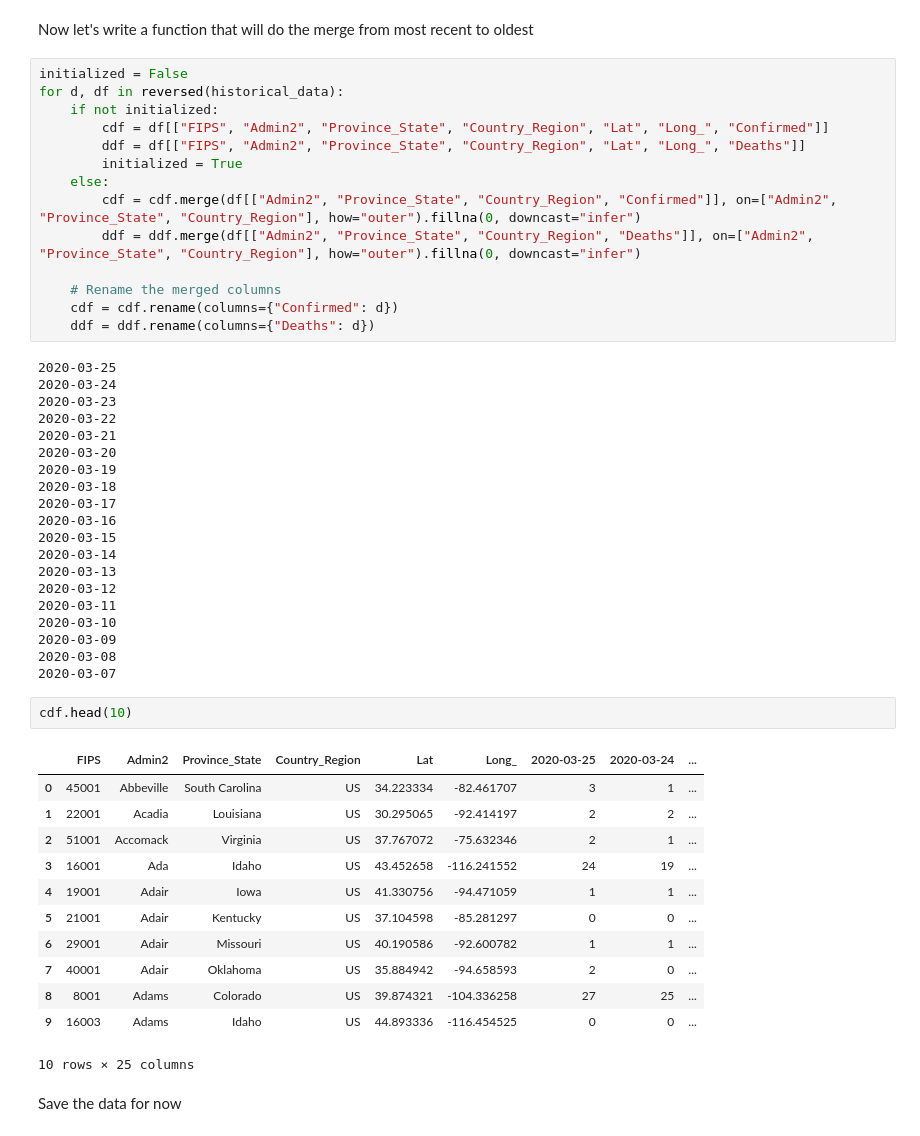
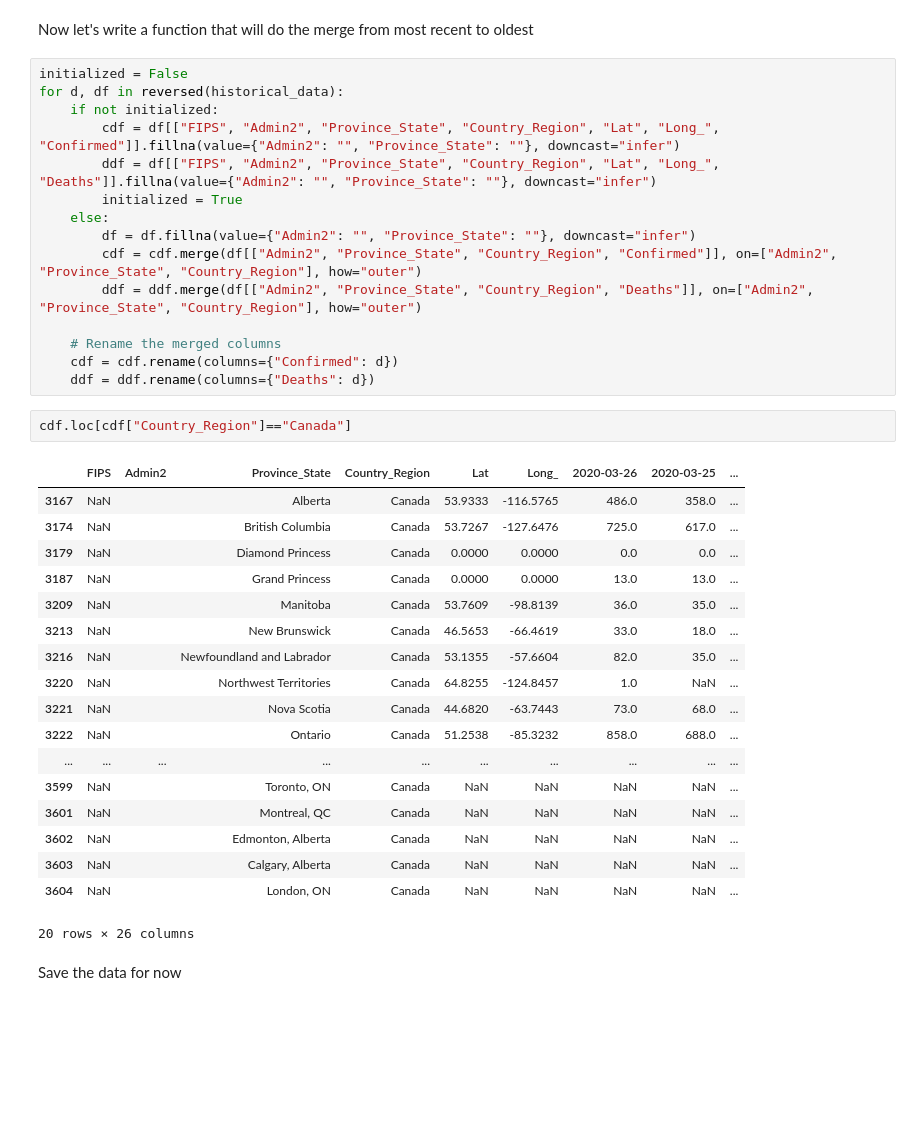
Before and after one commit to jflam/covid19, a Jupyter notebook: 01_data.ipynb, the cells around one changed output. Saved outputs shown, nothing was run; the diff lists cells and outputs as text; blank space fills up the shorter version.

```diff
--- a/01_data.ipynb
+++ b/01_data.ipynb
@@ -346,51 +346,38 @@ Now let's write a function that will do the merge from most recent to oldest
 initialized = False
 for d, df in reversed(historical_data):
     if not initialized:
-        cdf = df[["FIPS", "Admin2", "Province_State", "Country_Region", "Lat", "Long_", "Confirmed"]]
-        ddf = df[["FIPS", "Admin2", "Province_State", "Country_Region", "Lat", "Long_", "Deaths"]]
+        cdf = df[["FIPS", "Admin2", "Province_State", "Country_Region", "Lat", "Long_", "Confirmed"]].fillna(value={"Admin2": "", "Province_State": ""}, downcast="infer")
+        ddf = df[["FIPS", "Admin2", "Province_State", "Country_Region", "Lat", "Long_", "Deaths"]].fillna(value={"Admin2": "", "Province_State": ""}, downcast="infer")
         initialized = True
     else:
-        cdf = cdf.merge(df[["Admin2", "Province_State", "Country_Region", "Confirmed"]], on=["Admin2", "Province_State", "Country_Region"], how="outer").fillna(0, downcast="infer")
-        ddf = ddf.merge(df[["Admin2", "Province_State", "Country_Region", "Deaths"]], on=["Admin2", "Province_State", "Country_Region"], how="outer").fillna(0, downcast="infer")
+        df = df.fillna(value={"Admin2": "", "Province_State": ""}, downcast="infer")
+        cdf = cdf.merge(df[["Admin2", "Province_State", "Country_Region", "Confirmed"]], on=["Admin2", "Province_State", "Country_Region"], how="outer")
+        ddf = ddf.merge(df[["Admin2", "Province_State", "Country_Region", "Deaths"]], on=["Admin2", "Province_State", "Country_Region"], how="outer")
 
     # Rename the merged columns
     cdf = cdf.rename(columns={"Confirmed": d})
     ddf = ddf.rename(columns={"Deaths": d})
-# %% [output]
-2020-03-25
-2020-03-24
-2020-03-23
-2020-03-22
-2020-03-21
-2020-03-20
-2020-03-19
-2020-03-18
-2020-03-17
-2020-03-16
-2020-03-15
-2020-03-14
-2020-03-13
-2020-03-12
-2020-03-11
-2020-03-10
-2020-03-09
-2020-03-08
-2020-03-07
-# %%
-cdf.head(10)
-# %% [output]
-|  | FIPS | Admin2 | Province_State | Country_Region | Lat | Long_ | 2020-03-25 | 2020-03-24 | ... |
-| 0 | 45001 | Abbeville | South Carolina | US | 34.223334 | -82.461707 | 3 | 1 | ... |
-| 1 | 22001 | Acadia | Louisiana | US | 30.295065 | -92.414197 | 2 | 2 | ... |
-| 2 | 51001 | Accomack | Virginia | US | 37.767072 | -75.632346 | 2 | 1 | ... |
-| 3 | 16001 | Ada | Idaho | US | 43.452658 | -116.241552 | 24 | 19 | ... |
-| 4 | 19001 | Adair | Iowa | US | 41.330756 | -94.471059 | 1 | 1 | ... |
-| 5 | 21001 | Adair | Kentucky | US | 37.104598 | -85.281297 | 0 | 0 | ... |
-| 6 | 29001 | Adair | Missouri | US | 40.190586 | -92.600782 | 1 | 1 | ... |
-| 7 | 40001 | Adair | Oklahoma | US | 35.884942 | -94.658593 | 2 | 0 | ... |
-| 8 | 8001 | Adams | Colorado | US | 39.874321 | -104.336258 | 27 | 25 | ... |
-| 9 | 16003 | Adams | Idaho | US | 44.893336 | -116.454525 | 0 | 0 | ... |
-10 rows × 25 columns
+# %%
+cdf.loc[cdf["Country_Region"]=="Canada"]
+# %% [output]
+|  | FIPS | Admin2 | Province_State | Country_Region | Lat | Long_ | 2020-03-26 | 2020-03-25 | ... |
+| 3167 | NaN |  | Alberta | Canada | 53.9333 | -116.5765 | 486.0 | 358.0 | ... |
+| 3174 | NaN |  | British Columbia | Canada | 53.7267 | -127.6476 | 725.0 | 617.0 | ... |
+| 3179 | NaN |  | Diamond Princess | Canada | 0.0000 | 0.0000 | 0.0 | 0.0 | ... |
+| 3187 | NaN |  | Grand Princess | Canada | 0.0000 | 0.0000 | 13.0 | 13.0 | ... |
+| 3209 | NaN |  | Manitoba | Canada | 53.7609 | -98.8139 | 36.0 | 35.0 | ... |
+| 3213 | NaN |  | New Brunswick | Canada | 46.5653 | -66.4619 | 33.0 | 18.0 | ... |
+| 3216 | NaN |  | Newfoundland and Labrador | Canada | 53.1355 | -57.6604 | 82.0 | 35.0 | ... |
+| 3220 | NaN |  | Northwest Territories | Canada | 64.8255 | -124.8457 | 1.0 | NaN | ... |
+| 3221 | NaN |  | Nova Scotia | Canada | 44.6820 | -63.7443 | 73.0 | 68.0 | ... |
+| 3222 | NaN |  | Ontario | Canada | 51.2538 | -85.3232 | 858.0 | 688.0 | ... |
+| ... | ... | ... | ... | ... | ... | ... | ... | ... | ... |
+| 3599 | NaN |  | Toronto, ON | Canada | NaN | NaN | NaN | NaN | ... |
+| 3601 | NaN |  | Montreal, QC | Canada | NaN | NaN | NaN | NaN | ... |
+| 3602 | NaN |  | Edmonton, Alberta | Canada | NaN | NaN | NaN | NaN | ... |
+| 3603 | NaN |  | Calgary, Alberta | Canada | NaN | NaN | NaN | NaN | ... |
+| 3604 | NaN |  | London, ON | Canada | NaN | NaN | NaN | NaN | ... |
+20 rows × 26 columns
 # %% [markdown]
 Save the data for now
 # %%
```
Also changed, not shown: parts of 17 cells of this notebook.
